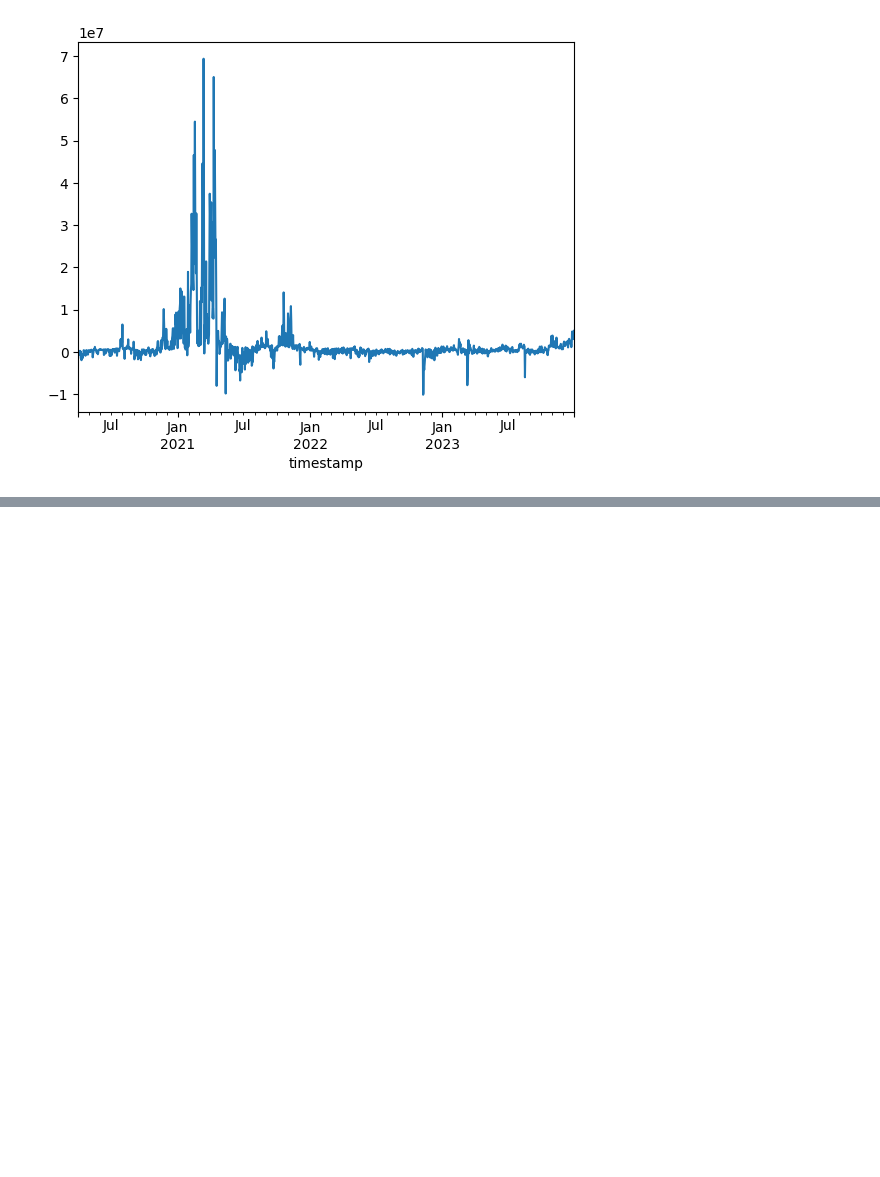
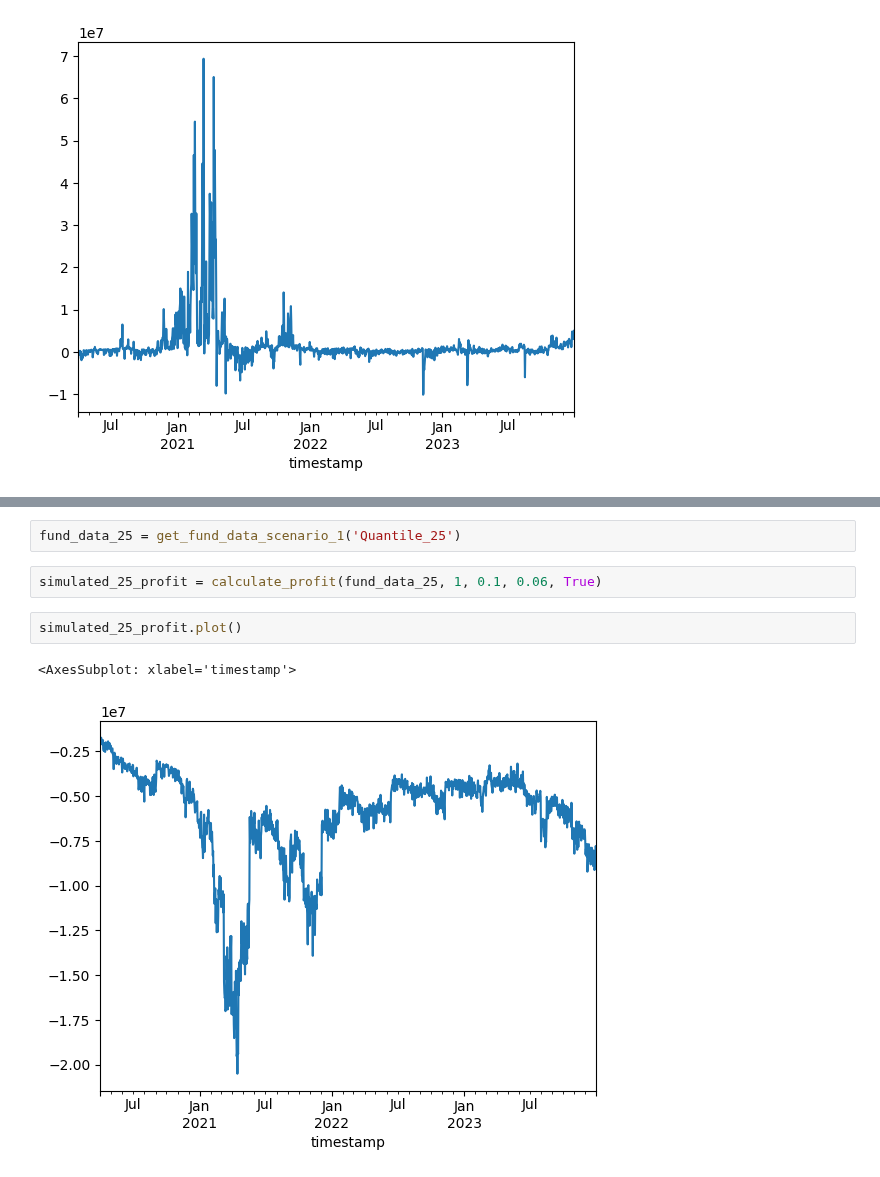
Before and after one commit to immortal16/OpenDeltaDeliverables, a Jupyter notebook: 2_2_simulations.ipynb, the cells around one changed output, grey strips where cells are left out. Saved outputs shown, nothing was run; the diff lists cells and outputs as text; blank space fills up the shorter version.

```diff
--- a/2_2_simulations.ipynb
+++ b/2_2_simulations.ipynb
@@ -151,0 +174,9 @@ simulated_profit.plot()
+# %%
+fund_data_25 = get_fund_data_scenario_1('Quantile_25')
+# %%
+simulated_25_profit = calculate_profit(fund_data_25, 1, 0.1, 0.06, True)
+# %%
+simulated_25_profit.plot()
+# %% [output]
+<AxesSubplot: xlabel='timestamp'>
+[figure, added]
```
Also changed, not shown: parts of 31 cells of this notebook.
